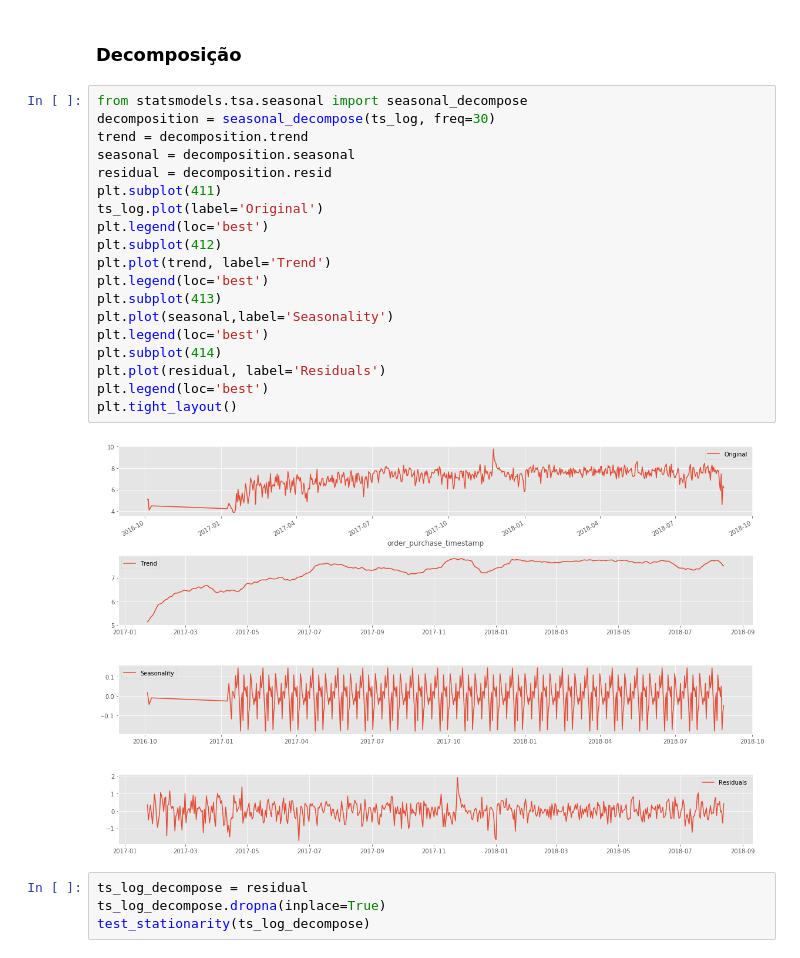
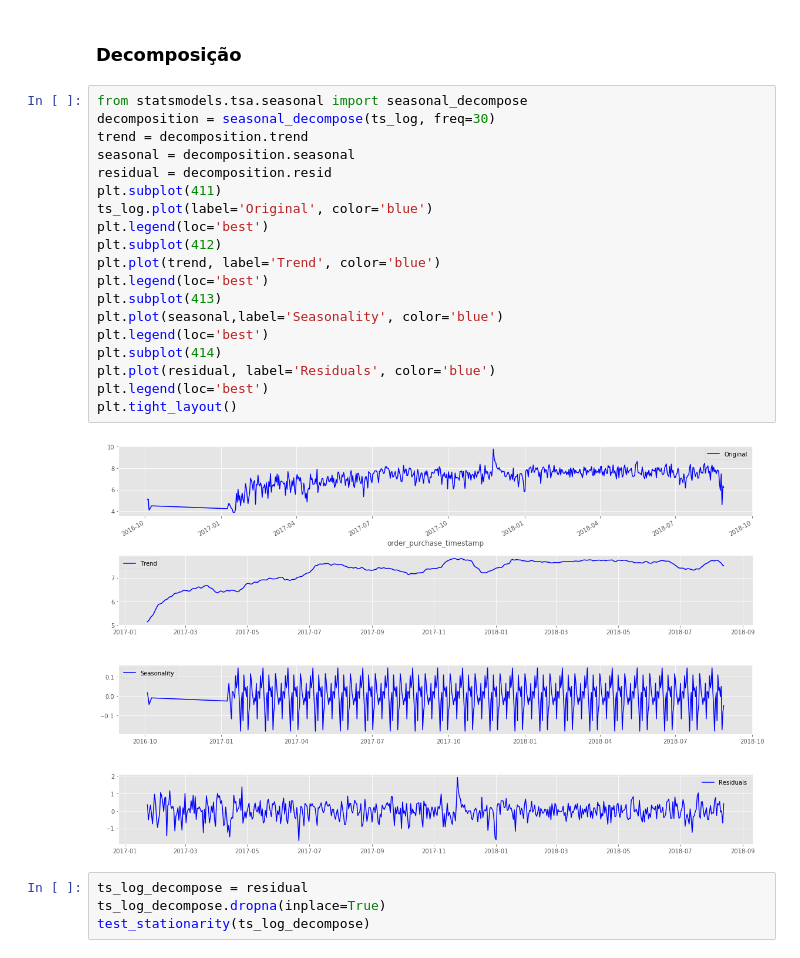
Before and after one commit to Crissky/brazilian-ecommerce, a Jupyter notebook: Notebooks/GERAL.ipynb, the cells around one changed output. Drawn from its saved outputs; the diff is of its cells as text.

```diff
--- a/Notebooks/GERAL.ipynb
+++ b/Notebooks/GERAL.ipynb
@@ -1206,24 +1206,24 @@ dtype: float64
 # %%
 from statsmodels.tsa.seasonal import seasonal_decompose
 decomposition = seasonal_decompose(ts_log, freq=30)
 trend = decomposition.trend
 seasonal = decomposition.seasonal
 residual = decomposition.resid
 plt.subplot(411)
-ts_log.plot(label='Original')
+ts_log.plot(label='Original', color='blue')
 plt.legend(loc='best')
 plt.subplot(412)
-plt.plot(trend, label='Trend')
+plt.plot(trend, label='Trend', color='blue')
 plt.legend(loc='best')
 plt.subplot(413)
-plt.plot(seasonal,label='Seasonality')
+plt.plot(seasonal,label='Seasonality', color='blue')
 plt.legend(loc='best')
 plt.subplot(414)
-plt.plot(residual, label='Residuals')
+plt.plot(residual, label='Residuals', color='blue')
 plt.legend(loc='best')
 plt.tight_layout()
 # %% [output]
-[figure, old version]
+[figure, new version]
 # %%
 ts_log_decompose = residual
 ts_log_decompose.dropna(inplace=True)
```
Also changed, not shown: parts of 10 cells of this notebook.
